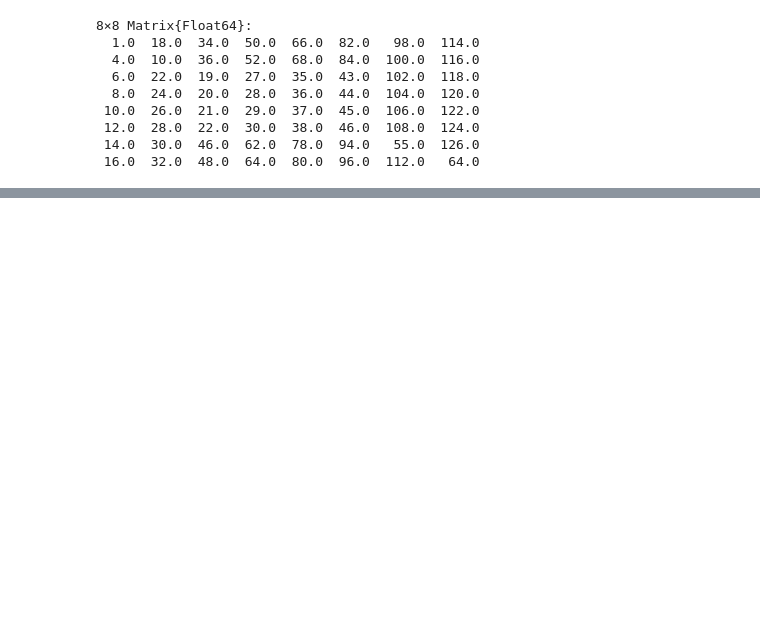
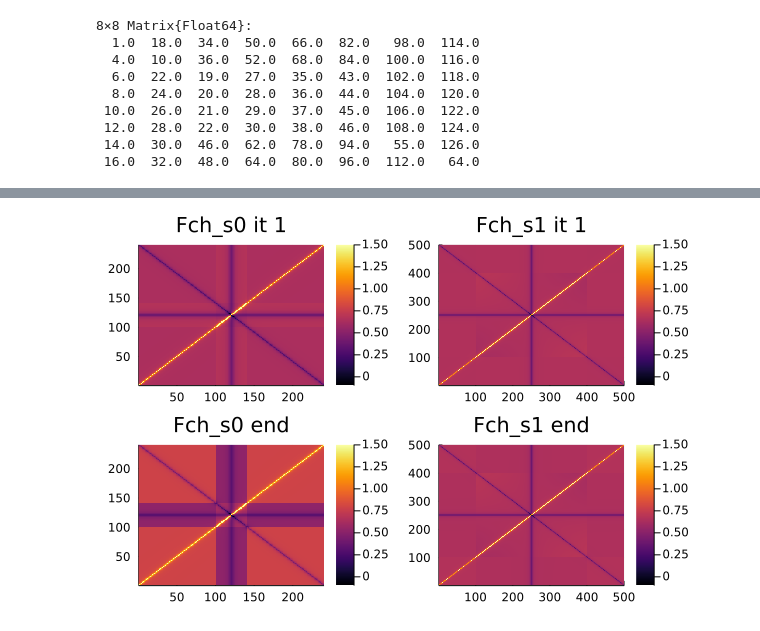
Before and after one commit to Atomtomate/BSE_Asymptotics.jl, a Jupyter notebook: notebooks/BSE_SC test.ipynb, the cells around one changed output, grey strips where cells are left out. Saved outputs shown, nothing was run; the diff lists cells and outputs as text; code cells hidden in the pictures; blank space fills up the shorter version.

```diff
--- a/notebooks/BSE_SC test.ipynb
+++ b/notebooks/BSE_SC test.ipynb
@@ -135,0 +92,9 @@ heatmap(real.(χDMFTsp_impr[:,:,21]))
+# %%
+clim = (-0.1,1.5)
+p11 = heatmap(real.(Fch_s0[2]), title="Fch_s0 it 1", clim=clim)
+p21 = heatmap(real.(Fch_s1[2]), title="Fch_s1 it 1",clim=clim)
+p31 = heatmap(real.(Fch_s0[end]), title="Fch_s0 end",clim=clim)
+p41 = heatmap(real.(Fch_s1[end]), title="Fch_s1 end",clim=clim)
+plot(p11,p21,p31,p41, layout = (2, 2))
+# %% [output]
+[figure, added]
```
Also changed, not shown: parts of 12 cells of this notebook, 2 other files.
